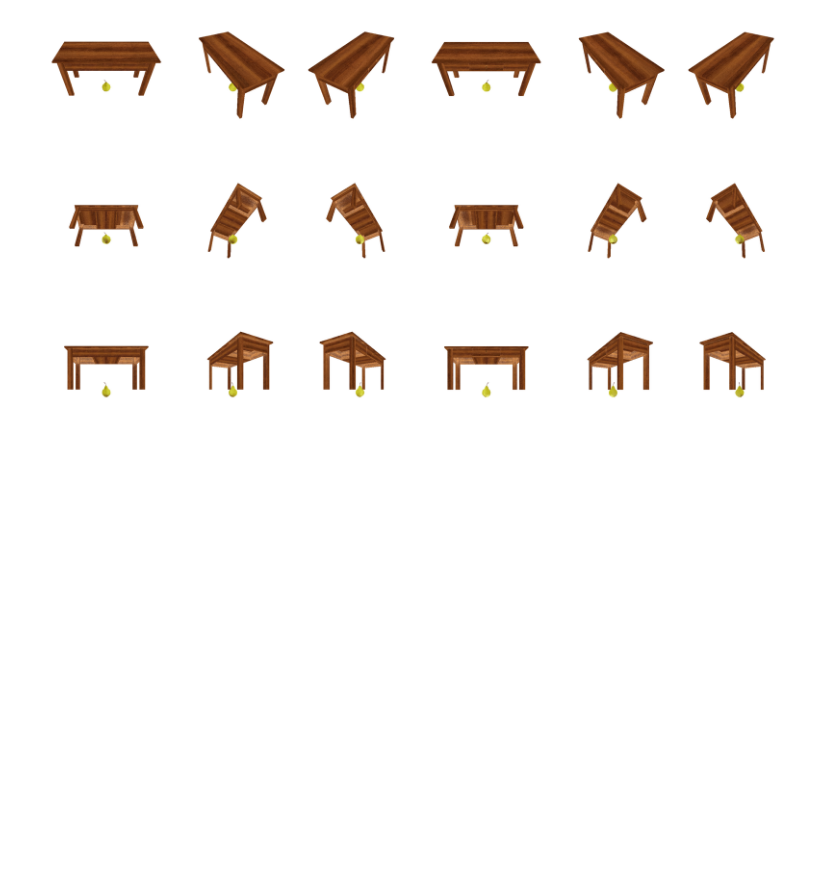
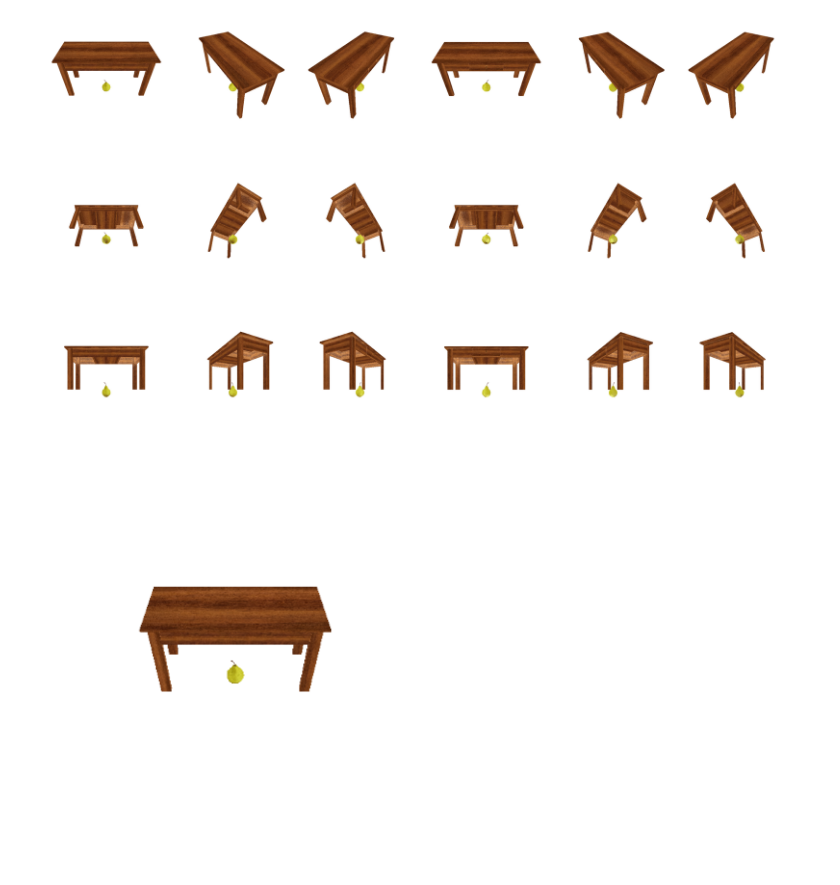
Before and after one commit to rosshalpin/clip-guided-scene-arrangement, a Jupyter notebook: DissertationProject_v0_0.ipynb, the cells around one changed output. Saved outputs shown, nothing was run; the diff lists cells and outputs as text; code cells hidden in the pictures; blank space fills up the shorter version.

```diff
--- a/DissertationProject_v0_0.ipynb
+++ b/DissertationProject_v0_0.ipynb
@@ -313,0 +374,10 @@ image_grid(images, rows=3, cols=num_cameras, rgb=True)
+# %%
+scene = Scene(mesh=[table_mesh, fruit_object.mesh])
+image_a = scene.render()
+# %%
+plt.figure(figsize=(7, 7))
+plt.imshow(image_a[0, ..., :3])
+plt.grid("off");
+plt.axis("off");
+# %% [output]
+[figure, added]
```
Also changed, not shown: parts of 10 cells of this notebook.
